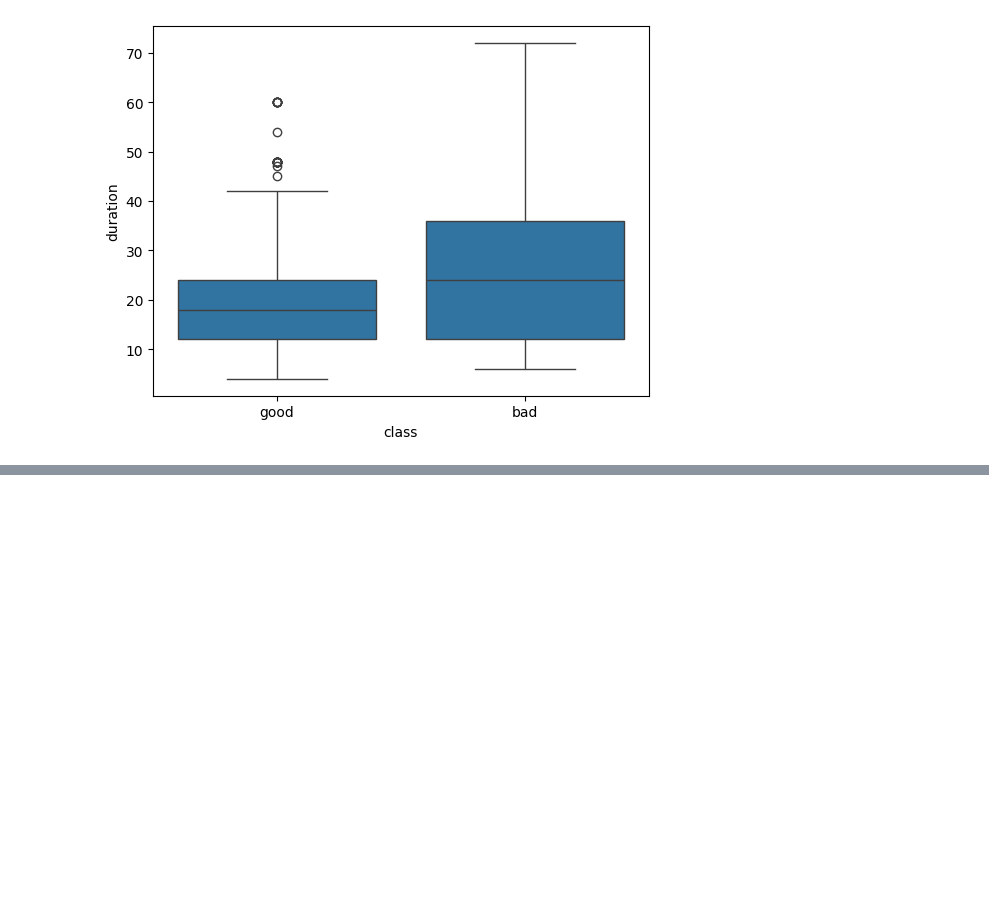
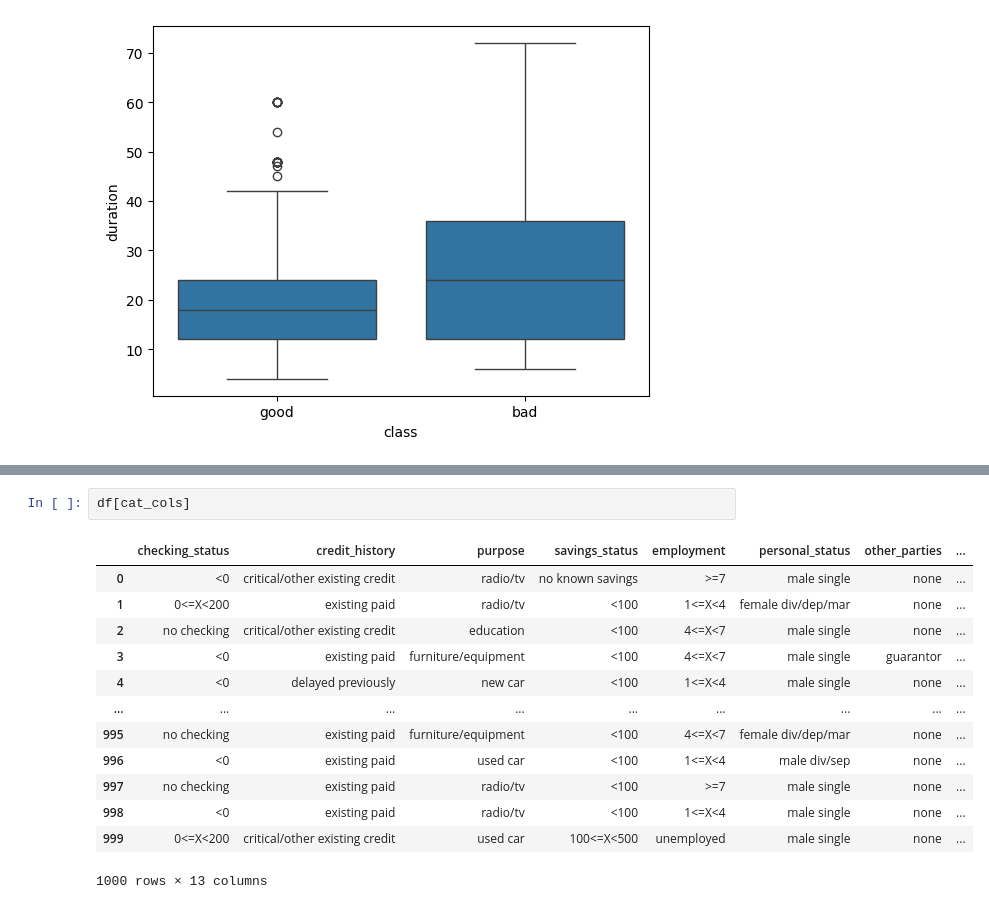
Before and after one commit to rriizz2k/credit-risk-scoring, a Jupyter notebook: notebooks/eda.ipynb, the cells around one changed output, grey strips where cells are left out. Cells and saved outputs as stored; diff of their text form; blank space fills up the shorter version.

```diff
--- a/notebooks/eda.ipynb
+++ b/notebooks/eda.ipynb
@@ -92,0 +99,16 @@ sns.boxplot(x=df['class'], y=df['duration'], data=df)
+# %%
+df[cat_cols]
+# %% [output]
+|  | checking_status | credit_history | purpose | savings_status | employment | personal_status | other_parties | ... |
+| 0 | <0 | critical/other existing credit | radio/tv | no known savings | >=7 | male single | none | ... |
+| 1 | 0<=X<200 | existing paid | radio/tv | <100 | 1<=X<4 | female div/dep/mar | none | ... |
+| 2 | no checking | critical/other existing credit | education | <100 | 4<=X<7 | male single | none | ... |
+| 3 | <0 | existing paid | furniture/equipment | <100 | 4<=X<7 | male single | guarantor | ... |
+| 4 | <0 | delayed previously | new car | <100 | 1<=X<4 | male single | none | ... |
+| ... | ... | ... | ... | ... | ... | ... | ... | ... |
+| 995 | no checking | existing paid | furniture/equipment | <100 | 4<=X<7 | female div/dep/mar | none | ... |
+| 996 | <0 | existing paid | used car | <100 | 1<=X<4 | male div/sep | none | ... |
+| 997 | no checking | existing paid | radio/tv | <100 | >=7 | male single | none | ... |
+| 998 | <0 | existing paid | radio/tv | <100 | 1<=X<4 | male single | none | ... |
+| 999 | 0<=X<200 | critical/other existing credit | used car | 100<=X<500 | unemployed | male single | none | ... |
+1000 rows × 13 columns
```
Also changed, not shown: parts of 2 cells of this notebook, 1 other file.
